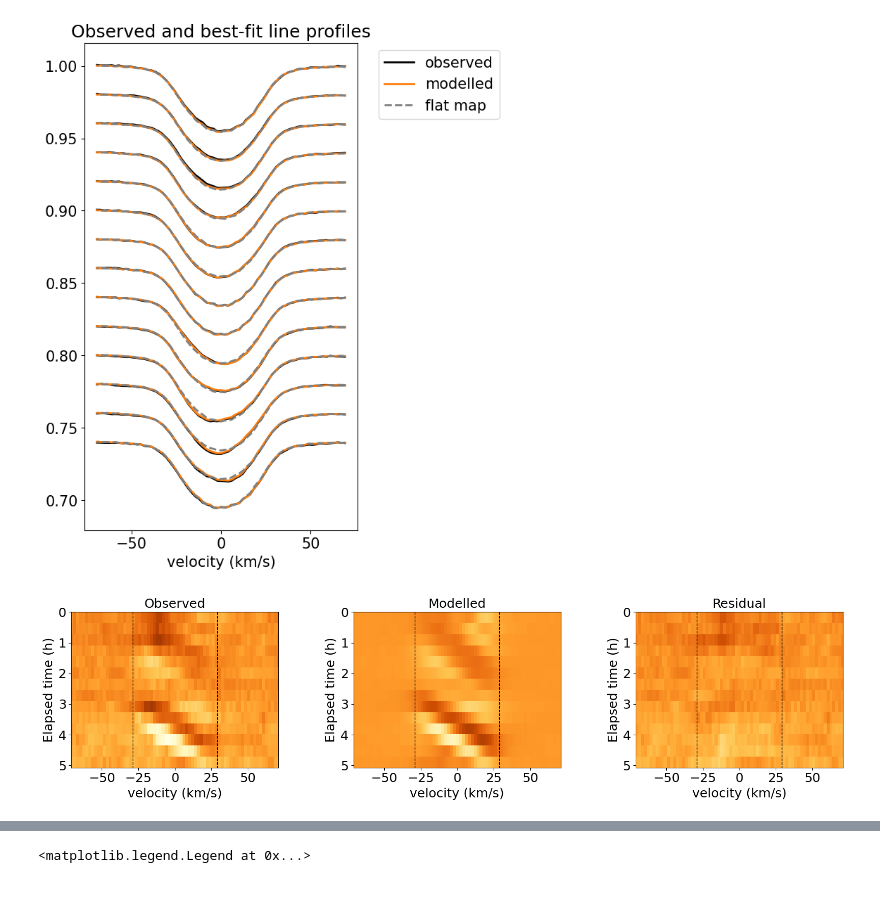
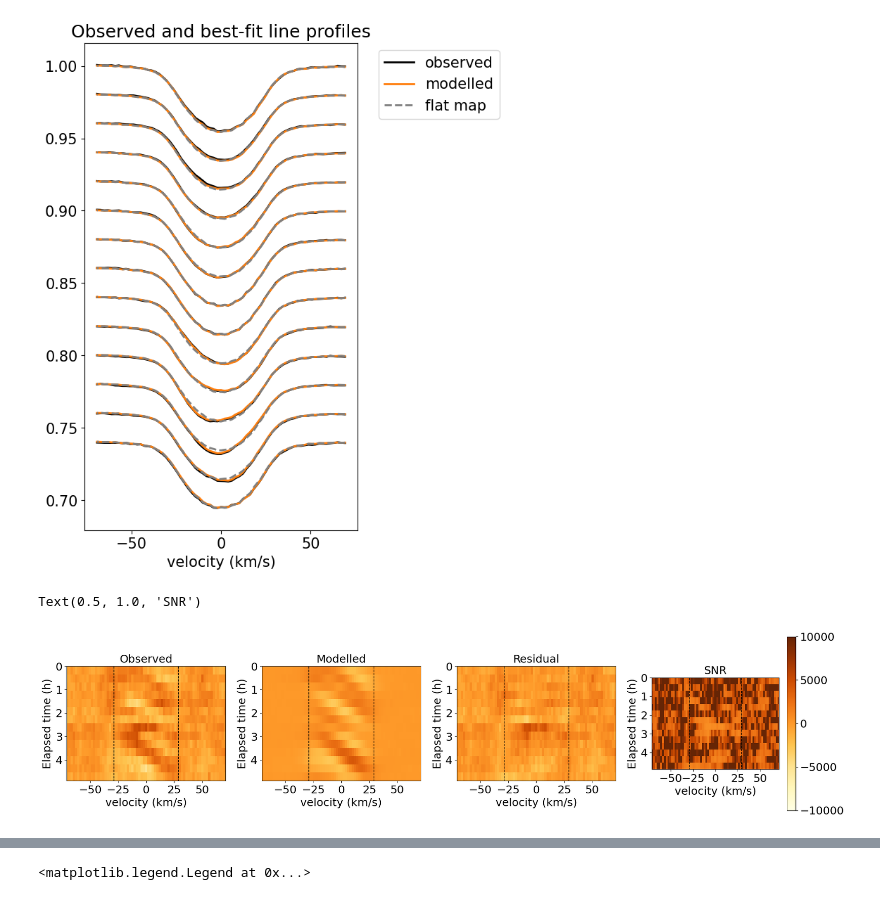
Before and after one commit to alphalyncis/doppler-imaging-maxentropy, a Jupyter notebook: src/test.ipynb, the cells around one changed output, grey strips where cells are left out. Drawn from its saved outputs; the diff is of its cells as text; code cells hidden in the pictures.

```diff
--- a/src/test.ipynb
+++ b/src/test.ipynb
@@ -205,7 +203,7 @@ flatmodel_2d = np.reshape(self.flatmodel, (self.nobs, self.nk))
 bestmodel_2d = np.reshape(self.model_observation, (self.nobs, self.nk))
 # %%
 def plot_deviation_map(self, line_profiles, savedir=None, colorbar=False, cmap='YlOrBr',
-                        lim=0.003, figsize=(6,4), aspect=30, lw=1, dpi=150):
+                        vmax=0.003, figsize=(6,4), aspect=30, lw=1, dpi=150):
     '''Plot order-averaged deviation map.
     A darker deviation pattern means a surface feature fainter than the background.
 
@@ -226,11 +224,17 @@ def plot_deviation_map(self, line_profiles, savedir=None, colorbar=False, cmap='
     #mean_dev = np.array([line_profiles[t] - timeav_profiles for t in range(self.nobs)])
     mean_dev = line_profiles
     #plt.figure(figsize=figsize)
-    plt.imshow(mean_dev,
-        extent=(self.dv.max(), self.dv.min(), self.timestamps[-1], 0),
-        aspect=int(ratio * aspect),
-        cmap=cmap,
-        vmin=-lim, vmax=lim) # positive diff means dark spot
+    if vmax is not None:
+        plt.imshow(mean_dev,
+            extent=(self.dv.max(), self.dv.min(), self.timestamps[-1], 0),
+            aspect=int(ratio * aspect),
+            cmap=cmap,
+            vmin=-vmax, vmax=vmax) # positive diff means dark spot
+    else:
+        plt.imshow(mean_dev,
+            extent=(self.dv.max(), self.dv.min(), self.timestamps[-1], 0),
+            aspect=int(ratio * aspect),
+            cmap=cmap)
     cut = self.nk - 70 if self.nk > 70 else 0
     plt.xlim(self.dv.min() + cut, self.dv.max() - cut),
     plt.xlabel("velocity (km/s)")
@@ -250,15 +254,23 @@ def plot_deviation_map(self, line_profiles, savedir=None, colorbar=False, cmap='
 # %%
 plt.figure(figsize=(18,4.5))
 cmap='YlOrBr'
 sz=18
-plt.subplot(131)
+dev_signal = obs_2d
+dev_noise = abs(obs_2d - bestmodel_2d)
+dev_snr = dev_signal / dev_noise
+plt.subplot(141)
 plot_deviation_map(self, obs_2d - flatmodel_2d, cmap=cmap)
 plt.title("Observed", fontsize=sz)
-plt.subplot(132)
+plt.subplot(142)
 plot_deviation_map(self, bestmodel_2d - flatmodel_2d, cmap=cmap)
 plt.title("Modelled", fontsize=sz)
-plt.subplot(133)
+plt.subplot(143)
 plot_deviation_map(self, obs_2d - bestmodel_2d, cmap=cmap)
-plt.title("Residual", fontsize=sz);
+plt.title("Residual", fontsize=sz)
+plt.subplot(144)
+plot_deviation_map(self, dev_snr, vmax=1e4, cmap=cmap)
+plt.colorbar();
+plt.title("SNR", fontsize=sz)
 # %% [output]
+Text(0.5, 1.0, 'SNR')
-[figure, old version]
+[figure, new version]
```
Also changed, not shown: parts of 9 cells of this notebook.
